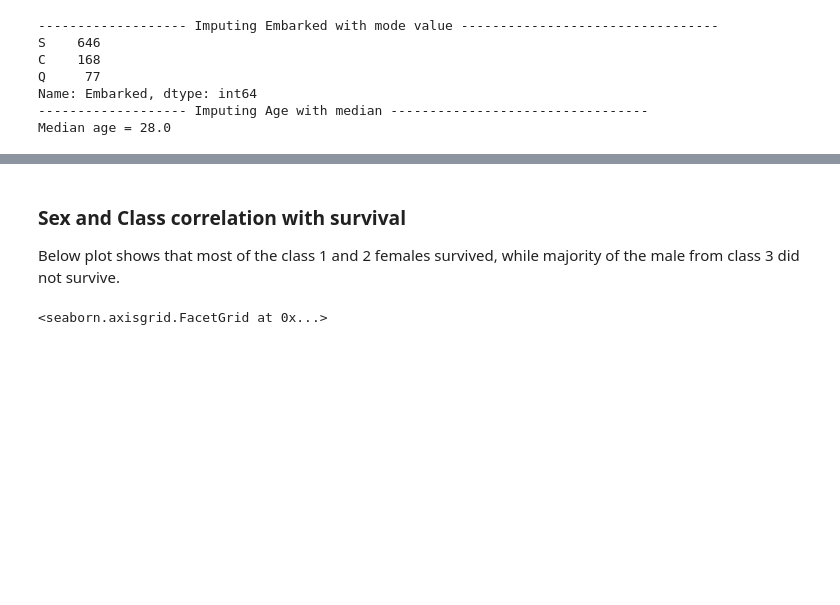
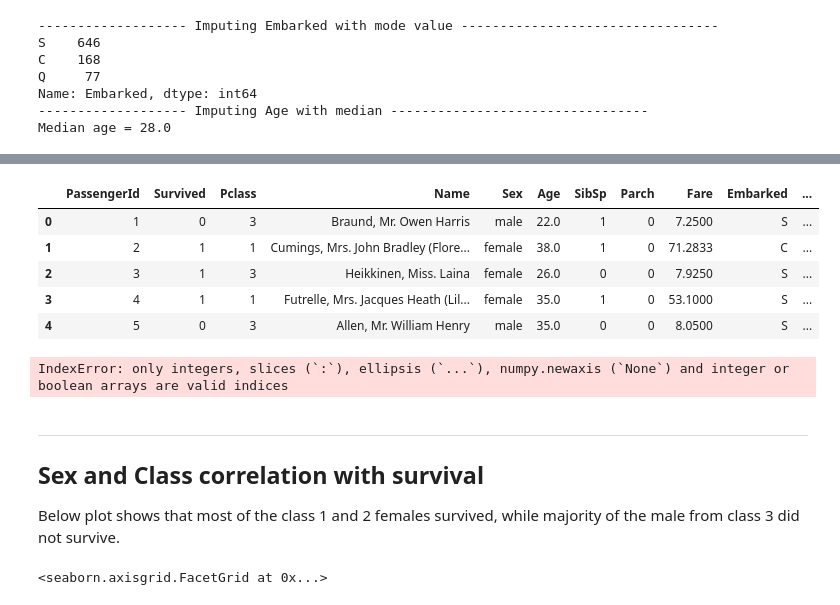
Before and after one commit to interlayer/kaggle-titanic, a Jupyter notebook: scripts/self/data_exploration.ipynb, the cells around one changed output, grey strips where cells are left out. Cells and saved outputs as stored; diff of their text form; code cells hidden in the pictures; blank space fills up the shorter version.

```diff
--- a/scripts/self/data_exploration.ipynb
+++ b/scripts/self/data_exploration.ipynb
@@ -80,5 +96,29 @@ Median age = 28.0
+# %%
+train_df.head()
+# %% [output]
+|  | PassengerId | Survived | Pclass | Name | Sex | Age | SibSp | Parch | Fare | Embarked | ... |
+| 0 | 1 | 0 | 3 | Braund, Mr. Owen Harris | male | 22.0 | 1 | 0 | 7.2500 | S | ... |
+| 1 | 2 | 1 | 1 | Cumings, Mrs. John Bradley (Flore... | female | 38.0 | 1 | 0 | 71.2833 | C | ... |
+| 2 | 3 | 1 | 3 | Heikkinen, Miss. Laina | female | 26.0 | 0 | 0 | 7.9250 | S | ... |
+| 3 | 4 | 1 | 1 | Futrelle, Mrs. Jacques Heath (Lil... | female | 35.0 | 1 | 0 | 53.1000 | S | ... |
+| 4 | 5 | 0 | 3 | Allen, Mr. William Henry | male | 35.0 | 0 | 0 | 8.0500 | S | ... |
+# %%
+age_for_imputation = train_df.groupby(["Pclass","Title"], sort=False).agg({'Age': np.mean})
+
+def impute_age(pclass, title):
+    return age_for_imputation["Age"][(age_for_imputation.index['Pclass'] == pclass) &
+                                         (age_for_imputation.index["Title"] == title)][0][0]
+
+test = [row[1]["Age"] if not np.isnan(row[1]["Age"]) else impute_age(row[1]["Pclass"], row[1]["Title"])
+                         for row in train_df.iterrows()]
+print(test)
+# %% [output]
+IndexError: only integers, slices (`:`), ellipsis (`...`), numpy.newaxis (`None`) and integer or boolean arrays are valid indices
 # %% [markdown]
-### Sex and Class correlation with survival
+-----
+
+
+## Sex and Class correlation with survival
 
 Below plot shows that most of the class 1 and 2 females survived, while majority of the male from class 3 did not survive.
 # %%
```
Also changed, not shown: parts of 19 cells of this notebook, 4 other files.
